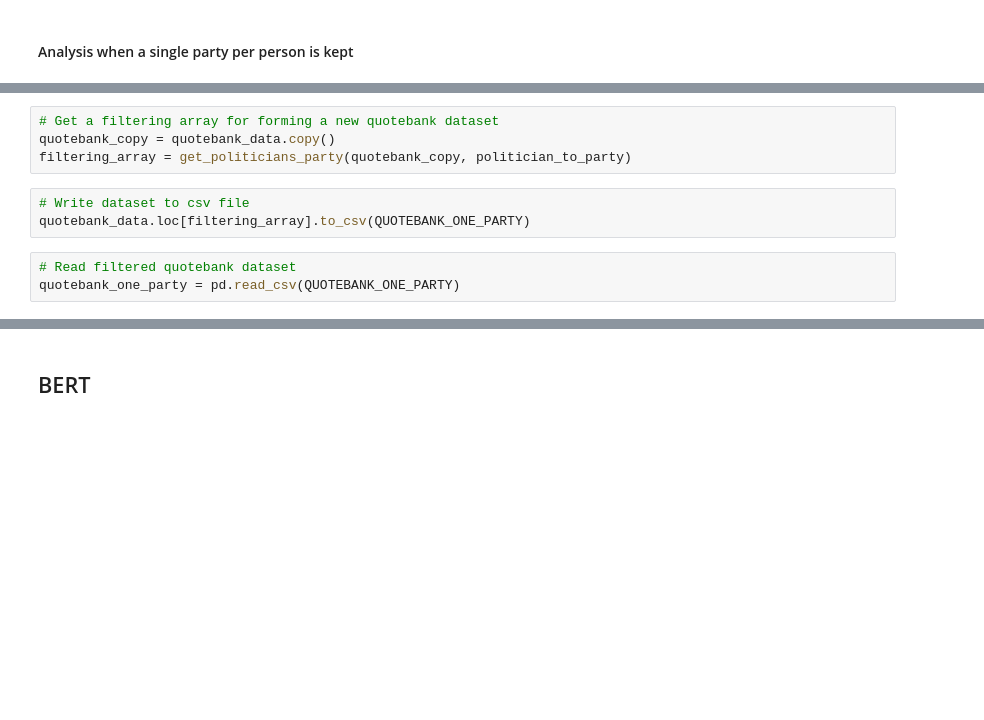
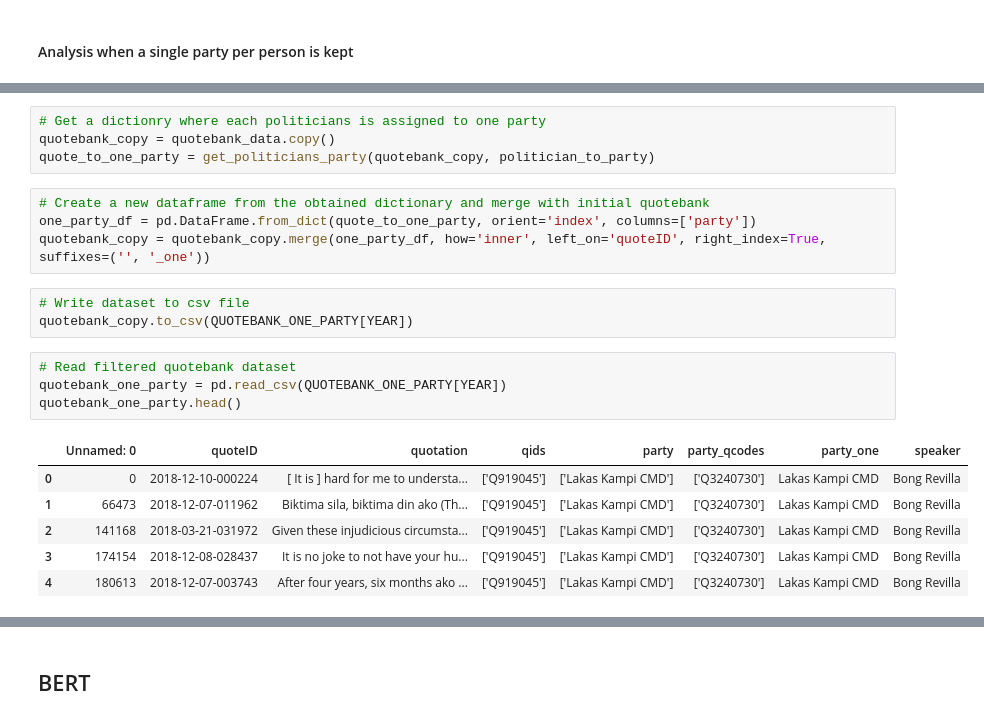
Before and after one commit to epfl-ada/ada-2021-project-acmu, a Jupyter notebook: project_notebook.ipynb, the cells around one changed output, grey strips where cells are left out. Cells and saved outputs as stored; diff of their text form; blank space fills up the shorter version.

```diff
--- a/project_notebook.ipynb
+++ b/project_notebook.ipynb
@@ -794,12 +879,24 @@ politician_to_party.head(5)
 # %%
-# Get a filtering array for forming a new quotebank dataset
+# Get a dictionry where each politicians is assigned to one party
 quotebank_copy = quotebank_data.copy()
-filtering_array = get_politicians_party(quotebank_copy, politician_to_party)
+quote_to_one_party = get_politicians_party(quotebank_copy, politician_to_party)
+# %%
+# Create a new dataframe from the obtained dictionary and merge with initial quotebank
+one_party_df = pd.DataFrame.from_dict(quote_to_one_party, orient='index', columns=['party'])
+quotebank_copy = quotebank_copy.merge(one_party_df, how='inner', left_on='quoteID', right_index=True, suffixes=('', '_one'))
 # %%
 # Write dataset to csv file
-quotebank_data.loc[filtering_array].to_csv(QUOTEBANK_ONE_PARTY)
+quotebank_copy.to_csv(QUOTEBANK_ONE_PARTY[YEAR])
 # %%
 # Read filtered quotebank dataset
-quotebank_one_party = pd.read_csv(QUOTEBANK_ONE_PARTY)
+quotebank_one_party = pd.read_csv(QUOTEBANK_ONE_PARTY[YEAR])
+quotebank_one_party.head()
+# %% [output]
+|  | Unnamed: 0 | quoteID | quotation | qids | party | party_qcodes | party_one | speaker |
+| 0 | 0 | 2018-12-10-000224 | [ It is ] hard for me to understa... | ['Q919045'] | ['Lakas Kampi CMD'] | ['Q3240730'] | Lakas Kampi CMD | Bong Revilla |
+| 1 | 66473 | 2018-12-07-011962 | Biktima sila, biktima din ako (Th... | ['Q919045'] | ['Lakas Kampi CMD'] | ['Q3240730'] | Lakas Kampi CMD | Bong Revilla |
+| 2 | 141168 | 2018-03-21-031972 | Given these injudicious circumsta... | ['Q919045'] | ['Lakas Kampi CMD'] | ['Q3240730'] | Lakas Kampi CMD | Bong Revilla |
+| 3 | 174154 | 2018-12-08-028437 | It is no joke to not have your hu... | ['Q919045'] | ['Lakas Kampi CMD'] | ['Q3240730'] | Lakas Kampi CMD | Bong Revilla |
+| 4 | 180613 | 2018-12-07-003743 | After four years, six months ako ... | ['Q919045'] | ['Lakas Kampi CMD'] | ['Q3240730'] | Lakas Kampi CMD | Bong Revilla |
 # %%
 # Number of parties
```
Also changed, not shown: parts of 44 cells of this notebook.
